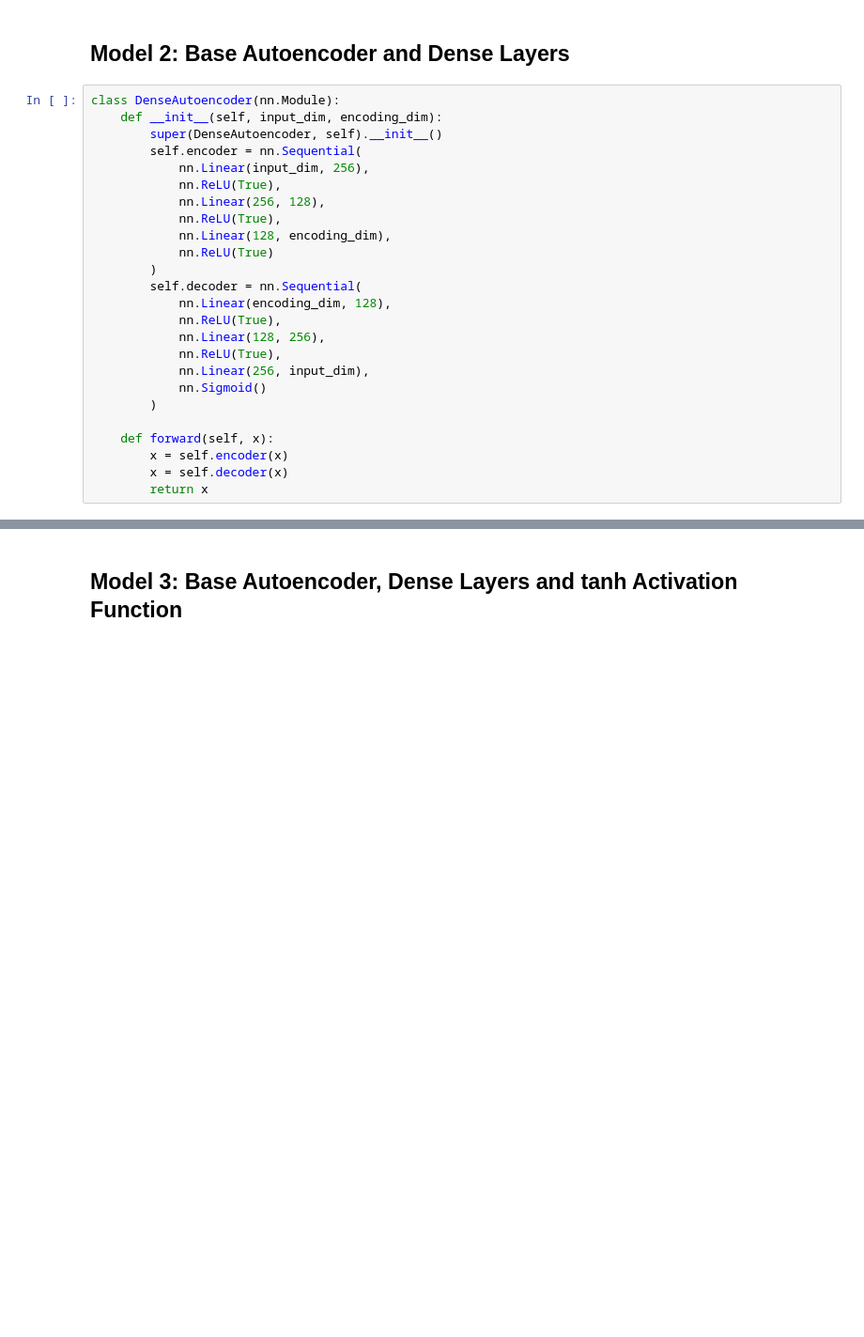
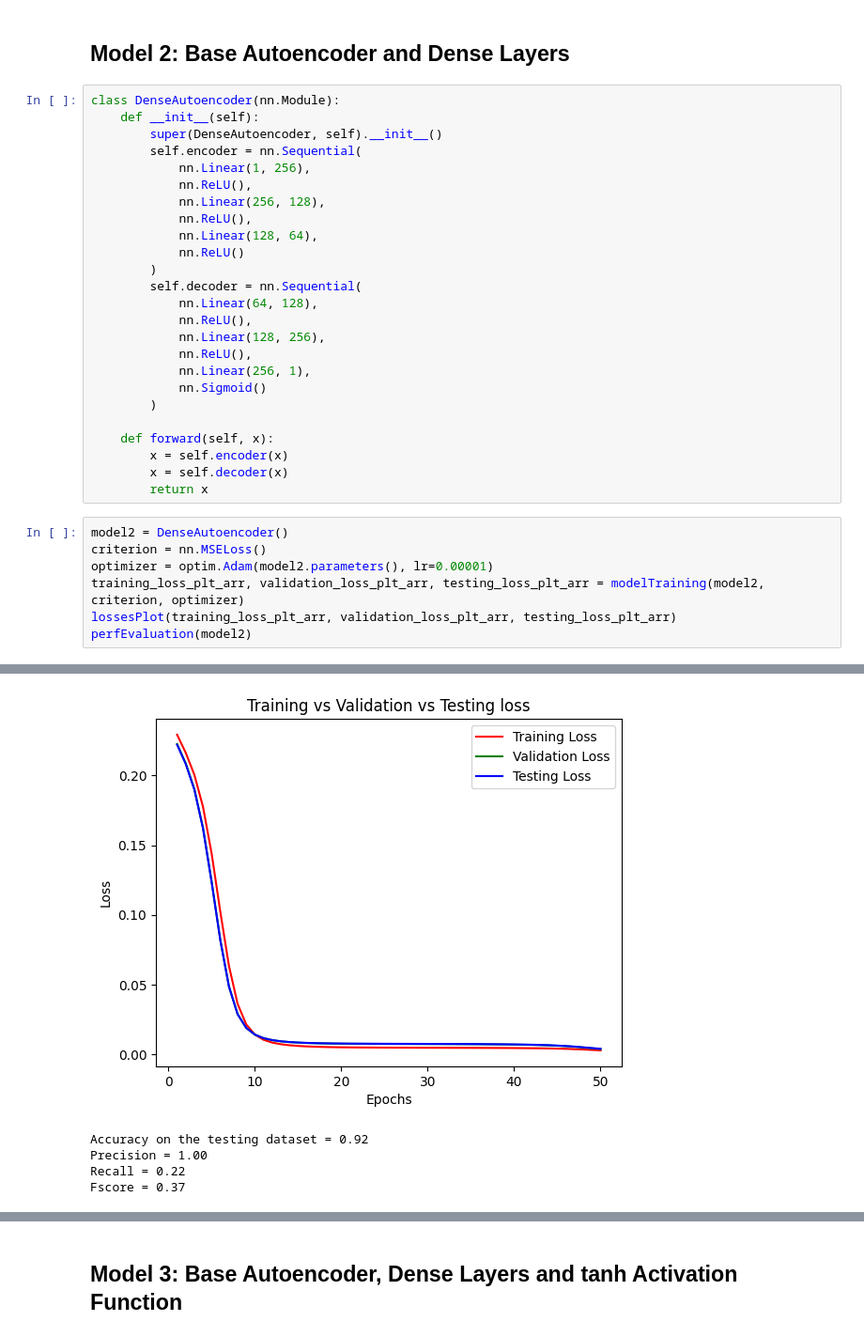
Before and after one commit to UBCSE-ngupta22/CSE676_Assign2, a Jupyter notebook: ngupta22_jatinjay_assignment2_part_2.ipynb, the cells around one changed output, grey strips where cells are left out. Shown at 94% size. Cells and saved outputs as stored; diff of their text form; blank space fills up the shorter version.

```diff
--- a/ngupta22_jatinjay_assignment2_part_2.ipynb
+++ b/ngupta22_jatinjay_assignment2_part_2.ipynb
@@ -147,22 +356,22 @@ class BaseAutoencoder(nn.Module):
 ## Model 2: Base Autoencoder and Dense Layers
 # %%
 class DenseAutoencoder(nn.Module):
-    def __init__(self, input_dim, encoding_dim):
+    def __init__(self):
         super(DenseAutoencoder, self).__init__()
         self.encoder = nn.Sequential(
-            nn.Linear(input_dim, 256),
-            nn.ReLU(True),
+            nn.Linear(1, 256),
+            nn.ReLU(),
             nn.Linear(256, 128),
-            nn.ReLU(True),
-            nn.Linear(128, encoding_dim),
-            nn.ReLU(True)
+            nn.ReLU(),
+            nn.Linear(128, 64),
+            nn.ReLU()
         )
         self.decoder = nn.Sequential(
-            nn.Linear(encoding_dim, 128),
-            nn.ReLU(True),
+            nn.Linear(64, 128),
+            nn.ReLU(),
             nn.Linear(128, 256),
-            nn.ReLU(True),
-            nn.Linear(256, input_dim),
+            nn.ReLU(),
+            nn.Linear(256, 1),
             nn.Sigmoid()
         )
 
@@ -170,3 +379,11 @@ class DenseAutoencoder(nn.Module):
         x = self.encoder(x)
         x = self.decoder(x)
         return x
+# %%
+model2 = DenseAutoencoder()
+criterion = nn.MSELoss()
+optimizer = optim.Adam(model2.parameters(), lr=0.00001)
+training_loss_plt_arr, validation_loss_plt_arr, testing_loss_plt_arr = modelTraining(model2, criterion, optimizer)
+lossesPlot(training_loss_plt_arr, validation_loss_plt_arr, testing_loss_plt_arr)
+perfEvaluation(model2)
+# %% [output]
@@ -172,0 +403,5 @@ class DenseAutoencoder(nn.Module):
+[figure, added]
+Accuracy on the testing dataset = 0.92
+Precision = 1.00
+Recall = 0.22
+Fscore = 0.37
```
Also changed, not shown: parts of 31 cells of this notebook, 5 other files.
